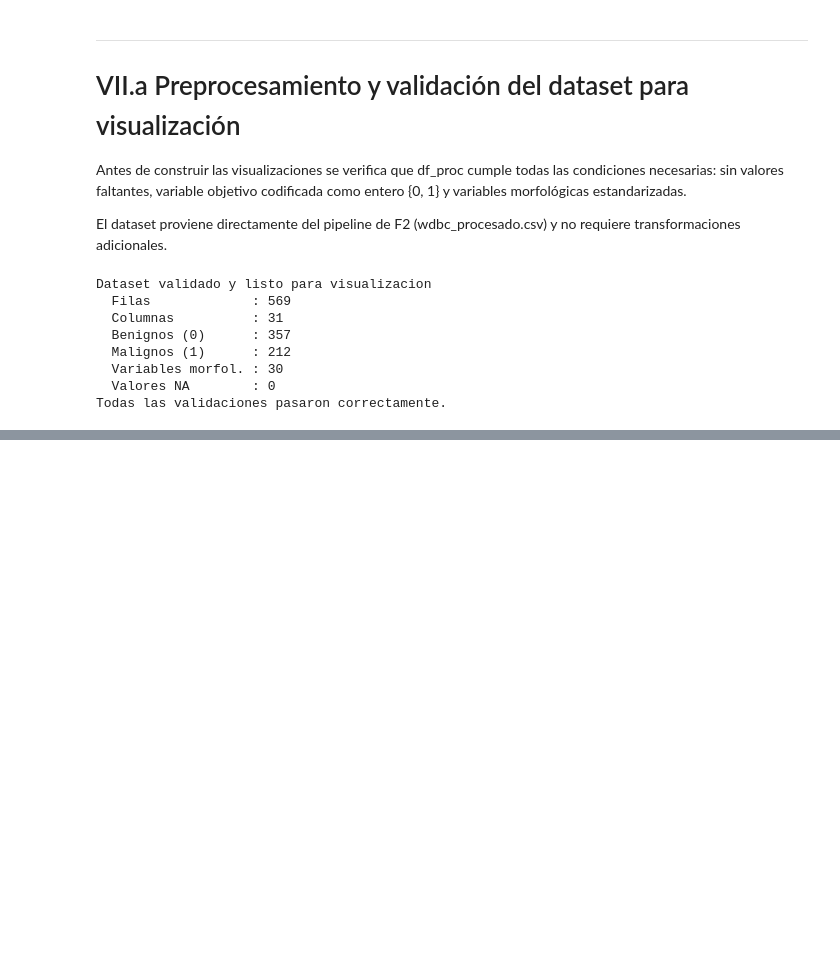
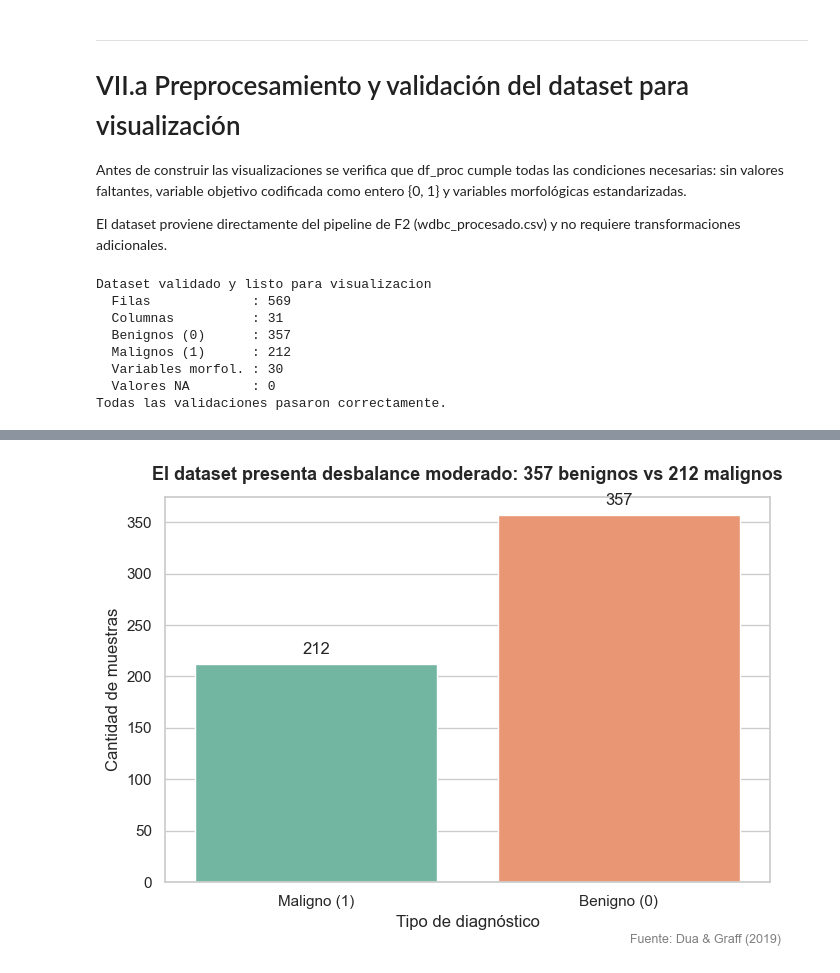
Before and after one commit to k1ngdom0fbullsh1t/proyecto-grupo4-mcdi500, a Jupyter notebook: notebooks/f4_visualizaciones/F4_Visualizaciones.ipynb, the cells around one changed output, grey strips where cells are left out. Cells and saved outputs as stored; diff of their text form; code cells hidden in the pictures; blank space fills up the shorter version.

```diff
--- a/notebooks/f4_visualizaciones/F4_Visualizaciones.ipynb
+++ b/notebooks/f4_visualizaciones/F4_Visualizaciones.ipynb
@@ -195,0 +205,36 @@ Todas las validaciones pasaron correctamente.
+# %%
+sns.set_theme(style='whitegrid', palette='Set2')
+
+df_proc['Etiqueta_Diagnostico'] = df_proc['diagnostico'].map({1: 'Maligno (1)', 0: 'Benigno (0)'})
+
+fig1, ax1 = plt.subplots(figsize=(7, 5))
+
+sns.countplot(
+    data=df_proc,
+    x='Etiqueta_Diagnostico',
+    hue='Etiqueta_Diagnostico',
+    dodge=False,
+    legend=False,
+    ax=ax1
+)
+
+for p in ax1.patches:
+    ax1.annotate(
+        f'{int(p.get_height())}',
+        (p.get_x() + p.get_width() / 2., p.get_height()),
+        ha='center', va='bottom', fontsize=12,
+        xytext=(0, 5), textcoords='offset points'
+    )
+
+ax1.set_title(
+    'El dataset presenta desbalance moderado: 357 benignos vs 212 malignos',
+    fontsize=13, fontweight='bold', pad=12
+)
+ax1.set_xlabel('Tipo de diagnóstico', fontsize=12)
+ax1.set_ylabel('Cantidad de muestras', fontsize=12)
+fig1.text(0.99, 0.01, 'Fuente: Dua & Graff (2019)', ha='right', fontsize=9, color='gray')
+
+plt.tight_layout()
+plt.show()
+# %% [output]
+[figure, added]
```
Also changed, not shown: parts of 8 cells of this notebook.
